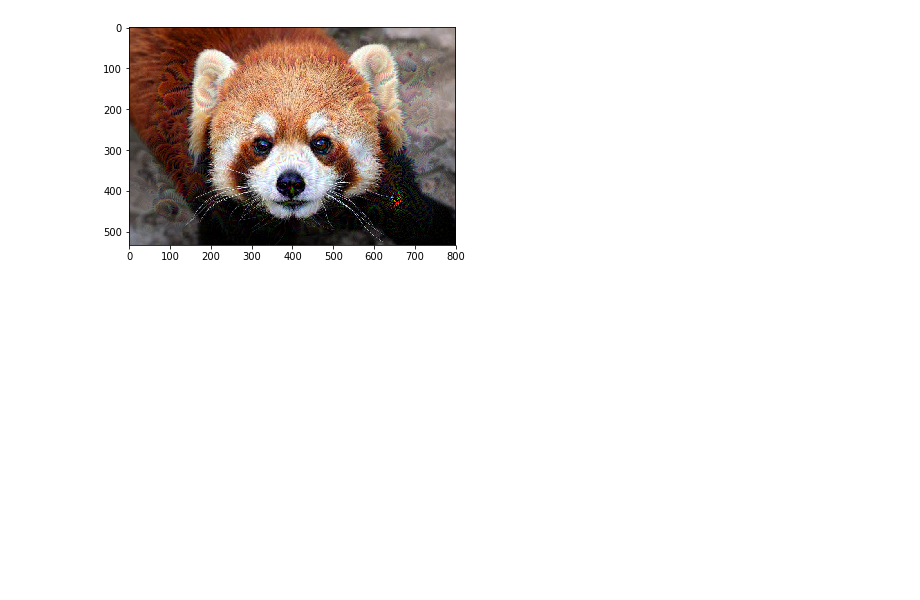
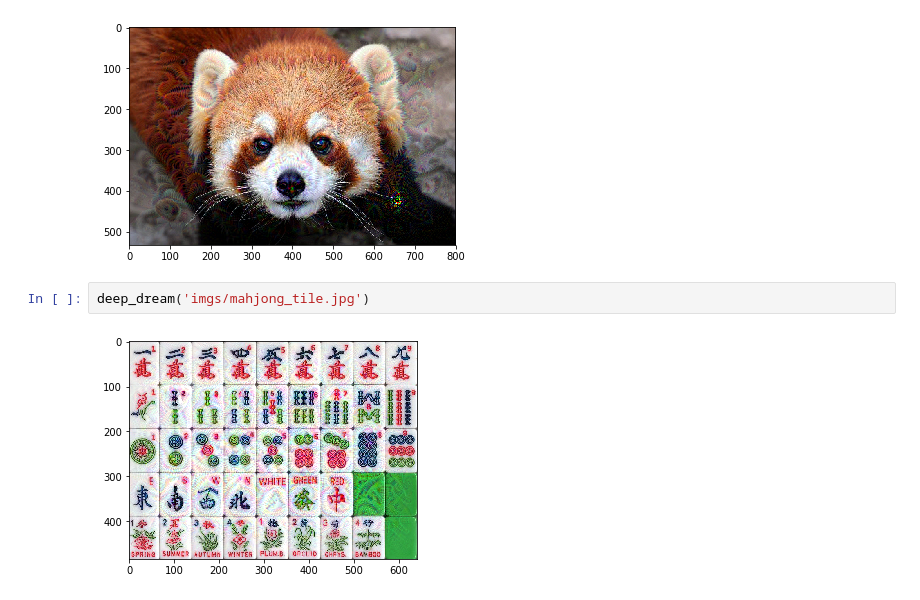
Before and after one commit to andooown/awesome-in-lab, a Jupyter notebook: keras-deep-dream-practice/deep_dream.ipynb, the cells around one changed output. Drawn from its saved outputs; the diff is of its cells as text; blank space fills up the shorter version.

```diff
--- a/keras-deep-dream-practice/deep_dream.ipynb
+++ b/keras-deep-dream-practice/deep_dream.ipynb
@@ -177,3 +181,7 @@ deep_dream('imgs/lemon.jpg')
 deep_dream('imgs/lesser_panda.jpg')
 # %% [output]
 [figure]
+# %%
+deep_dream('imgs/mahjong_tile.jpg')
+# %% [output]
+[figure, added]
```
Also changed, not shown: parts of 2 cells of this notebook, 2 other files.
